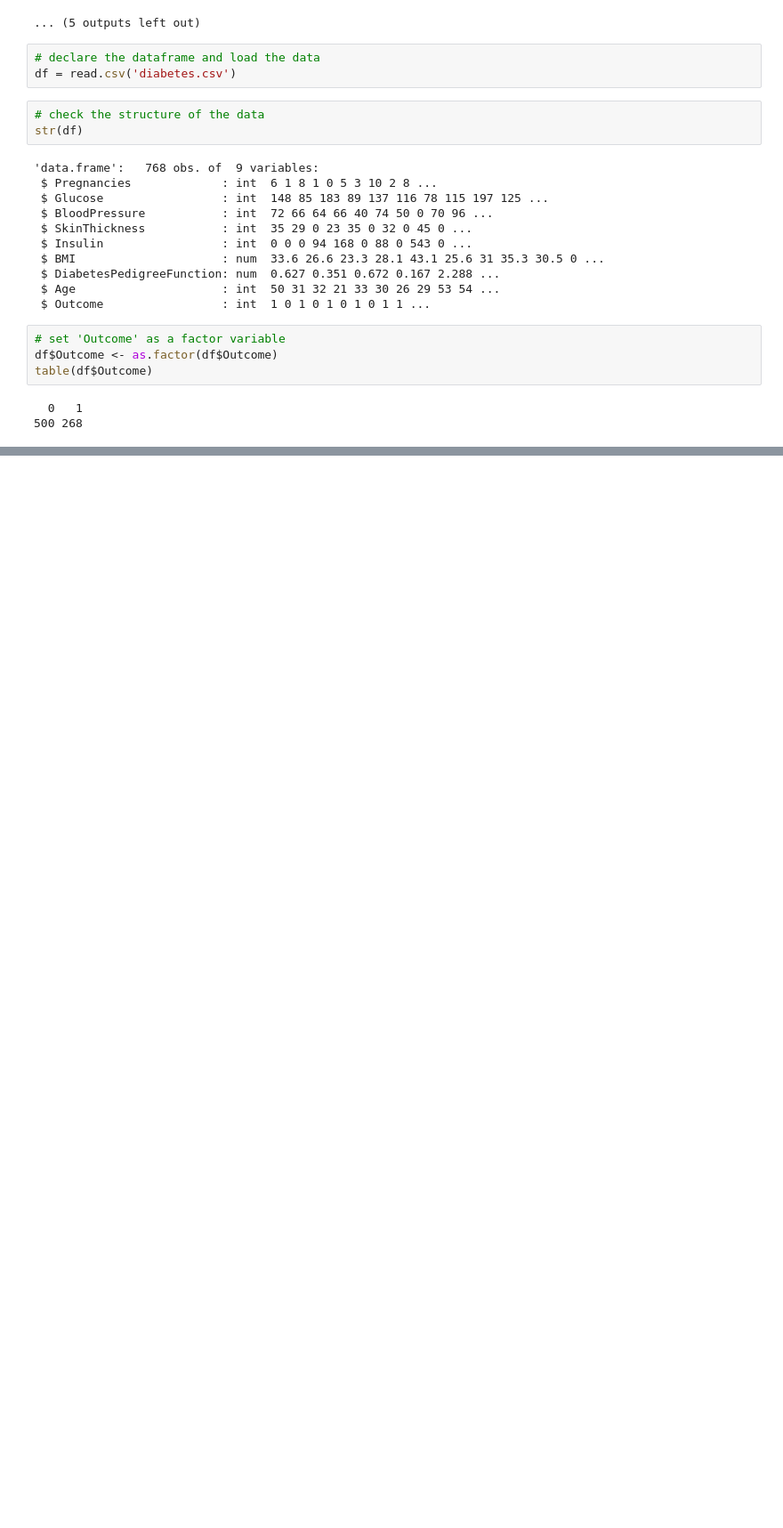
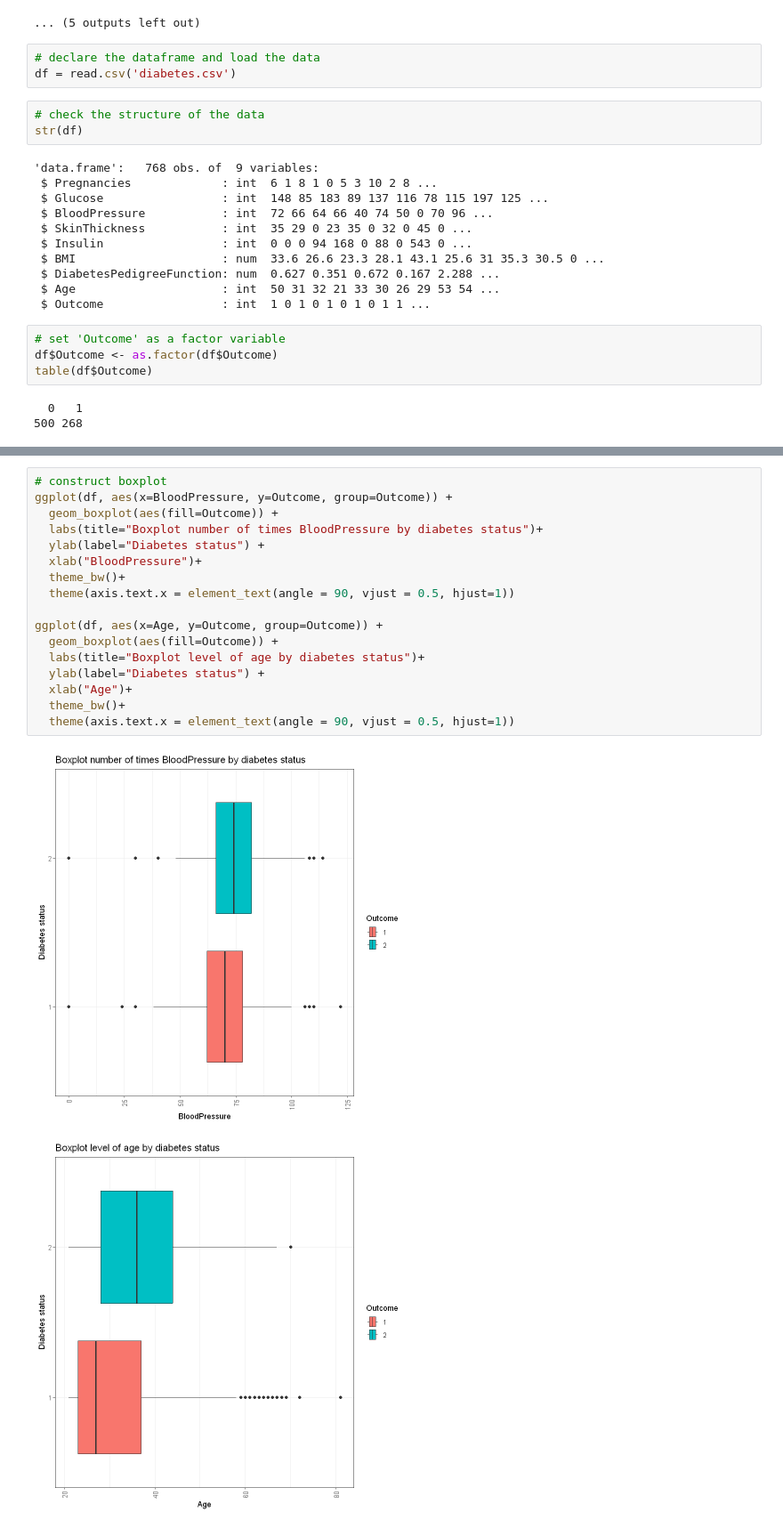
Before and after one commit to maxdevroome/25_discover-projects, a Jupyter notebook: pima-indians-diabetes/exercies.ipynb, the cells around one changed output, grey strips where cells are left out. Shown at 89% size. Saved outputs shown, nothing was run; the diff lists cells and outputs as text; blank space fills up the shorter version.

Commit message:
Finished the exercise notebook for Diabetes data.

```diff
--- a/pima-indians-diabetes/exercies.ipynb
+++ b/pima-indians-diabetes/exercies.ipynb
@@ -118,0 +146,20 @@ table(df$Outcome)
+# %%
+# construct boxplot
+ggplot(df, aes(x=BloodPressure, y=Outcome, group=Outcome)) +
+  geom_boxplot(aes(fill=Outcome)) +
+  labs(title="Boxplot number of times BloodPressure by diabetes status")+
+  ylab(label="Diabetes status") +
+  xlab("BloodPressure")+
+  theme_bw()+
+  theme(axis.text.x = element_text(angle = 90, vjust = 0.5, hjust=1))
+
+ggplot(df, aes(x=Age, y=Outcome, group=Outcome)) +
+  geom_boxplot(aes(fill=Outcome)) +
+  labs(title="Boxplot level of age by diabetes status")+
+  ylab(label="Diabetes status") +
+  xlab("Age")+
+  theme_bw()+
+  theme(axis.text.x = element_text(angle = 90, vjust = 0.5, hjust=1))
+# %% [output]
+[figure, added]
+[figure, added]
```
Also changed, not shown: parts of 16 cells of this notebook.
